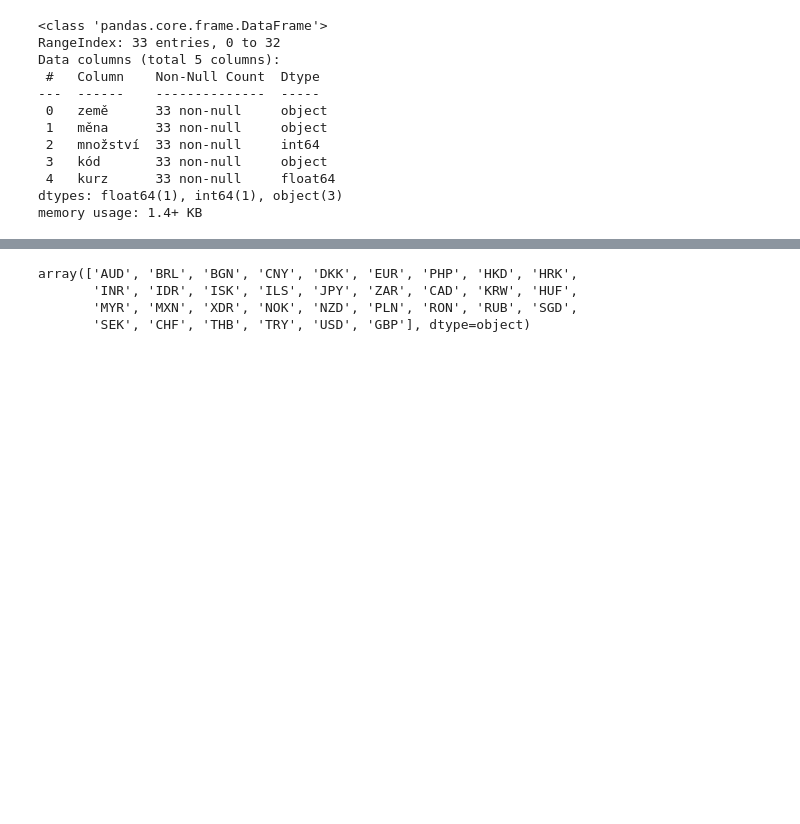
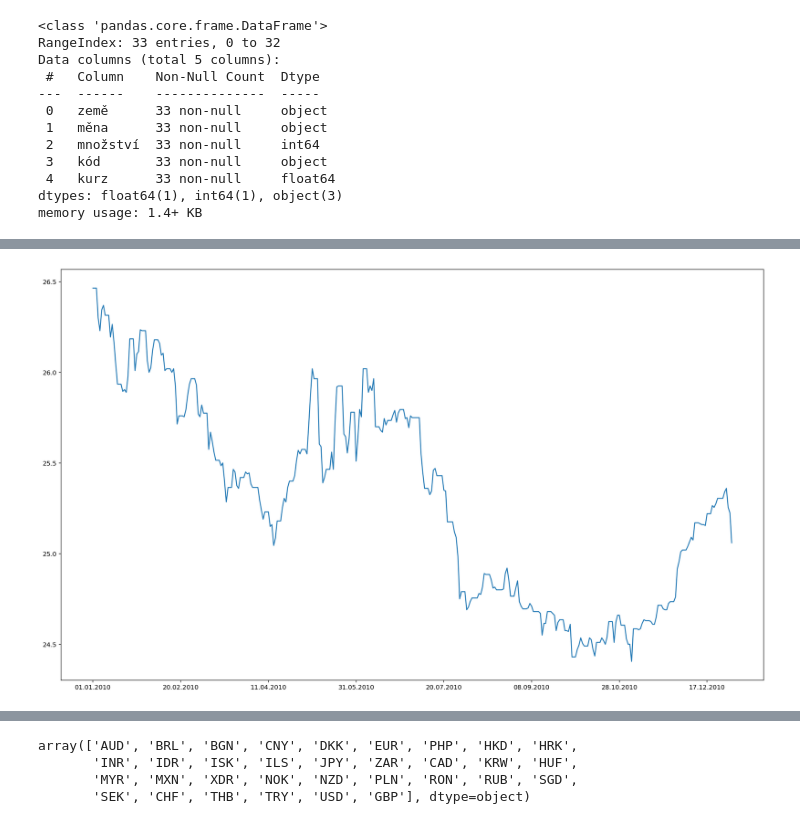
Before and after one commit to loosak/pysnippets, a Jupyter notebook: pd_snippets.ipynb, the cells around one changed output, grey strips where cells are left out. Cells and saved outputs as stored; diff of their text form; code cells hidden in the pictures; blank space fills up the shorter version.

```diff
--- a/pd_snippets.ipynb
+++ b/pd_snippets.ipynb
@@ -206,0 +837,4 @@ memory usage: 1.4+ KB
+# %%
+kl.EUR.plot();
+# %% [output]
+[figure, added]
```
Also changed, not shown: parts of 154 cells of this notebook, 17 other files.
